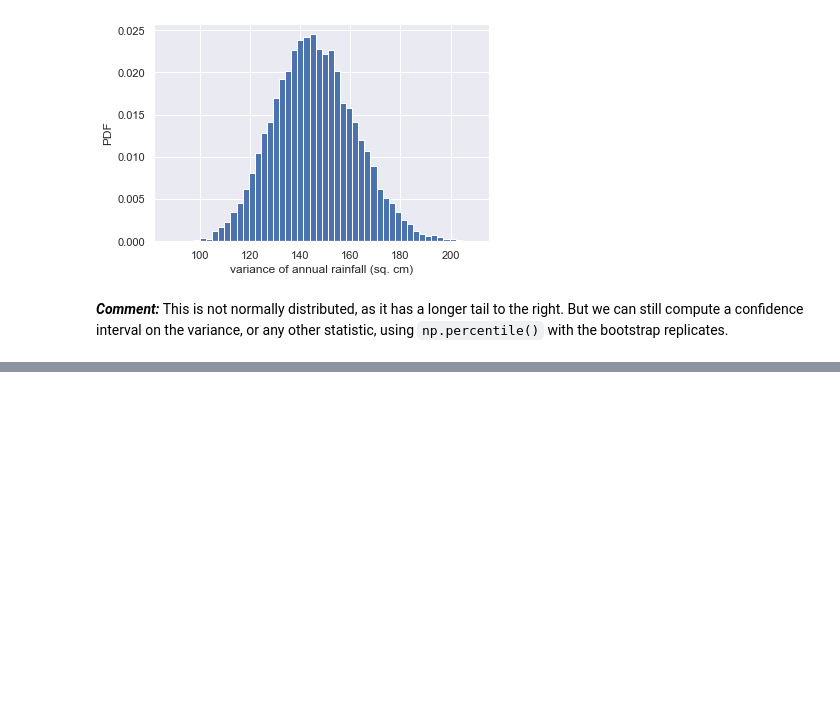
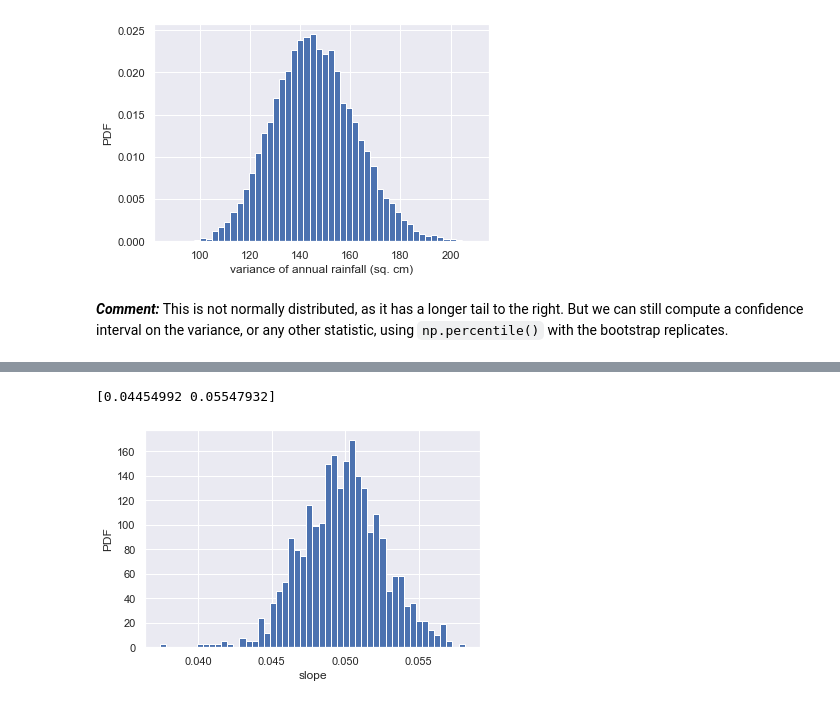
Before and after one commit to Alex-YuZ/Statistics-using-python, a Jupyter notebook: Statistical_Thinking_in_Python_II.ipynb, the cells around one changed output, grey strips where cells are left out. Saved outputs shown, nothing was run; the diff lists cells and outputs as text; code cells hidden in the pictures; blank space fills up the shorter version.

```diff
--- a/Statistical_Thinking_in_Python_II.ipynb
+++ b/Statistical_Thinking_in_Python_II.ipynb
@@ -295,0 +361,15 @@ ___Comment:___ This is not normally distributed, as it has a longer tail to the
+# %%
+# Generate replicates of slope and intercept using pairs bootstrap
+bs_slope_reps, bs_intercept_reps = draw_bs_pairs_linreg(illiteracy, fertility, 1000)
+
+# Compute and print 95% CI for slope
+print(np.percentile(bs_slope_reps, ci_intervals(95)))
+
+# Plot the histogram
+plt.figure()
+_ = plt.hist(bs_slope_reps, bins=50, density=True)
+_ = plt.xlabel('slope')
+_ = plt.ylabel('PDF')
+# %% [output]
+[0.04454992 0.05547932]
+[figure, added]
```
Also changed, not shown: parts of 17 cells of this notebook.
